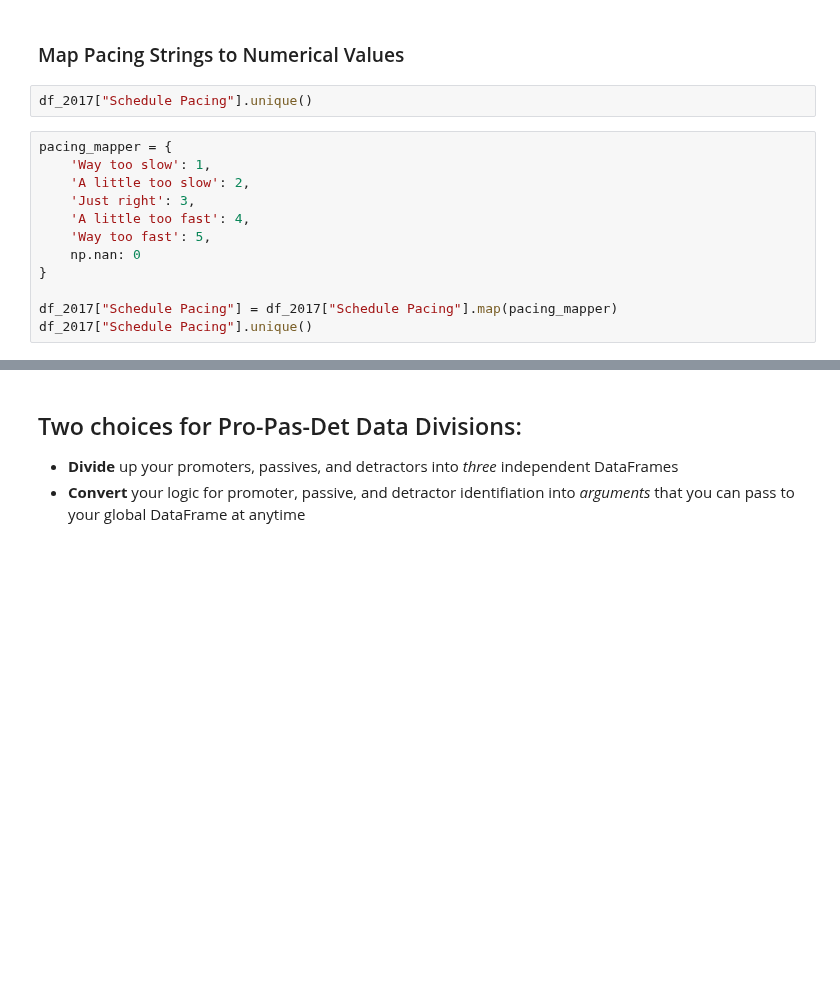
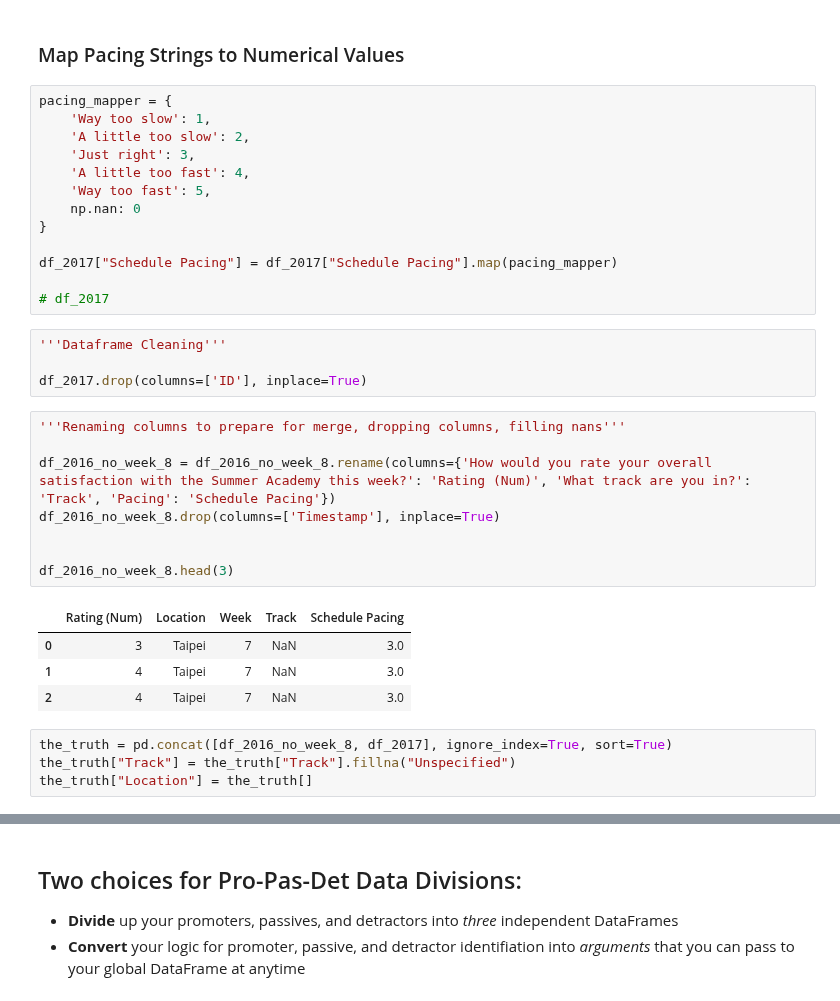
Before and after one commit to natepill/DS1.1, a Jupyter notebook: NPS/MS-Summer-Acadmey-2017.ipynb, the cells around one changed output, grey strips where cells are left out. Cells and saved outputs as stored; diff of their text form; blank space fills up the shorter version.

Commit message:
The truth

```diff
--- a/NPS/MS-Summer-Acadmey-2017.ipynb
+++ b/NPS/MS-Summer-Acadmey-2017.ipynb
@@ -438,8 +605,6 @@ week_mapper = {
 df_2017["Week"] = df_2017["Week"].map(week_mapper)
 # %% [markdown]
 ### Map Pacing Strings to Numerical Values
-# %%
-df_2017["Schedule Pacing"].unique()
 # %%
 pacing_mapper = {
     'Way too slow': 1,
@@ -451,4 +616,26 @@ pacing_mapper = {
 }
 
 df_2017["Schedule Pacing"] = df_2017["Schedule Pacing"].map(pacing_mapper)
-df_2017["Schedule Pacing"].unique()
+
+# df_2017
+# %%
+'''Dataframe Cleaning'''
+
+df_2017.drop(columns=['ID'], inplace=True)
+# %%
+'''Renaming columns to prepare for merge, dropping columns, filling nans'''
+
+df_2016_no_week_8 = df_2016_no_week_8.rename(columns={'How would you rate your overall satisfaction with the Summer Academy this week?': 'Rating (Num)', 'What track are you in?': 'Track', 'Pacing': 'Schedule Pacing'})
+df_2016_no_week_8.drop(columns=['Timestamp'], inplace=True)
+
+
+df_2016_no_week_8.head(3)
+# %% [output]
+|  | Rating (Num) | Location | Week | Track | Schedule Pacing |
+| 0 | 3 | Taipei | 7 | NaN | 3.0 |
+| 1 | 4 | Taipei | 7 | NaN | 3.0 |
+| 2 | 4 | Taipei | 7 | NaN | 3.0 |
+# %%
+the_truth = pd.concat([df_2016_no_week_8, df_2017], ignore_index=True, sort=True)
+the_truth["Track"] = the_truth["Track"].fillna("Unspecified")
+the_truth["Location"] = the_truth[]
```
Also changed, not shown: parts of 19 cells of this notebook.
